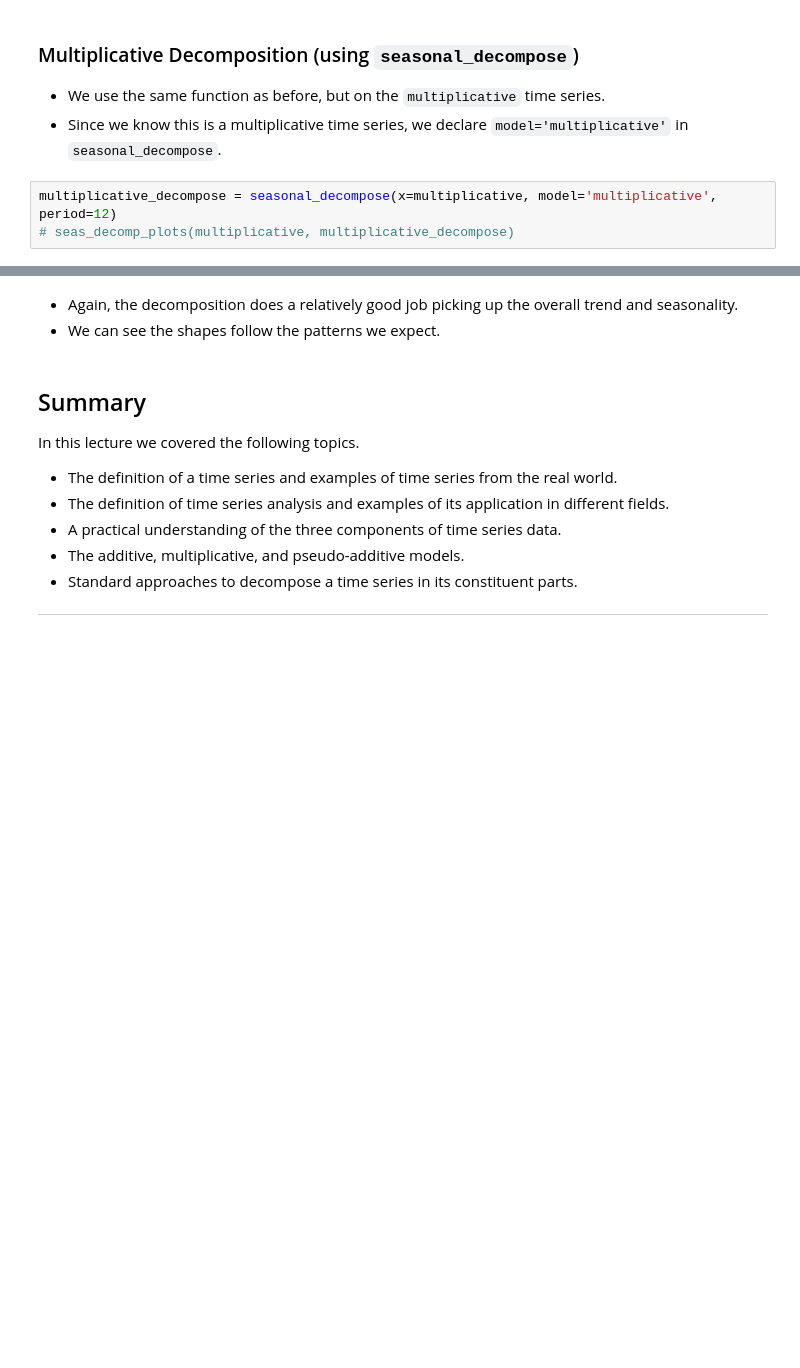
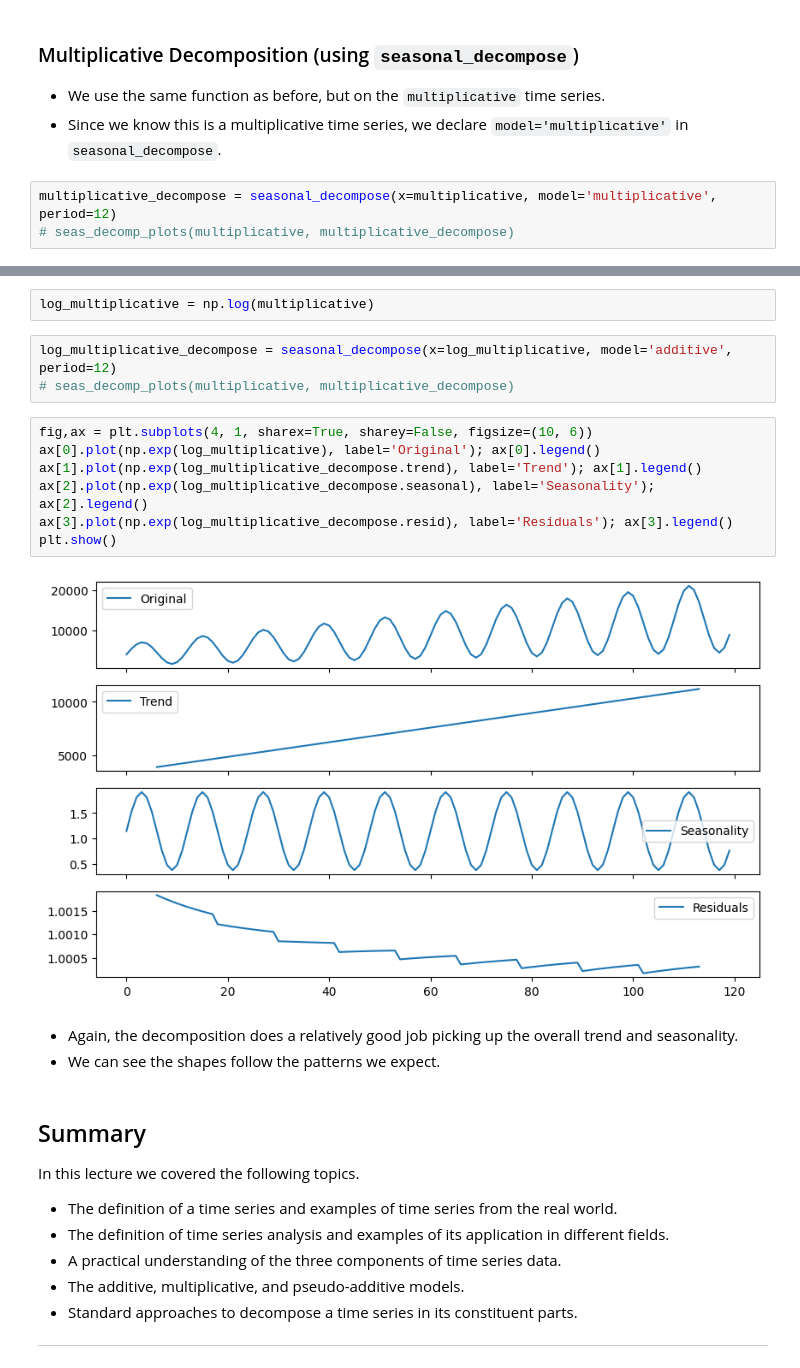
Before and after one commit to nsydn/ise043_tsaf, a Jupyter notebook: ise043_tsaf_2425f_1_intro2tseries.ipynb, the cells around one changed output, grey strips where cells are left out. Cells and saved outputs as stored; diff of their text form; blank space fills up the shorter version.

```diff
--- a/ise043_tsaf_2425f_1_intro2tseries.ipynb
+++ b/ise043_tsaf_2425f_1_intro2tseries.ipynb
@@ -377,3 +383,17 @@ plt.show()
+# %%
+log_multiplicative = np.log(multiplicative)
+# %%
+log_multiplicative_decompose = seasonal_decompose(x=log_multiplicative, model='additive', period=12)
+# seas_decomp_plots(multiplicative, multiplicative_decompose)
+# %%
+fig,ax = plt.subplots(4, 1, sharex=True, sharey=False, figsize=(10, 6))
+ax[0].plot(np.exp(log_multiplicative), label='Original'); ax[0].legend()
+ax[1].plot(np.exp(log_multiplicative_decompose.trend), label='Trend'); ax[1].legend()
+ax[2].plot(np.exp(log_multiplicative_decompose.seasonal), label='Seasonality'); ax[2].legend()
+ax[3].plot(np.exp(log_multiplicative_decompose.resid), label='Residuals'); ax[3].legend()
+plt.show()
+# %% [output]
+[figure, added]
 # %% [markdown]
 - Again, the decomposition does a relatively good job picking up the overall trend and seasonality.
 - We can see the shapes follow the patterns we expect.
```
Also changed, not shown: parts of 7 cells of this notebook.
